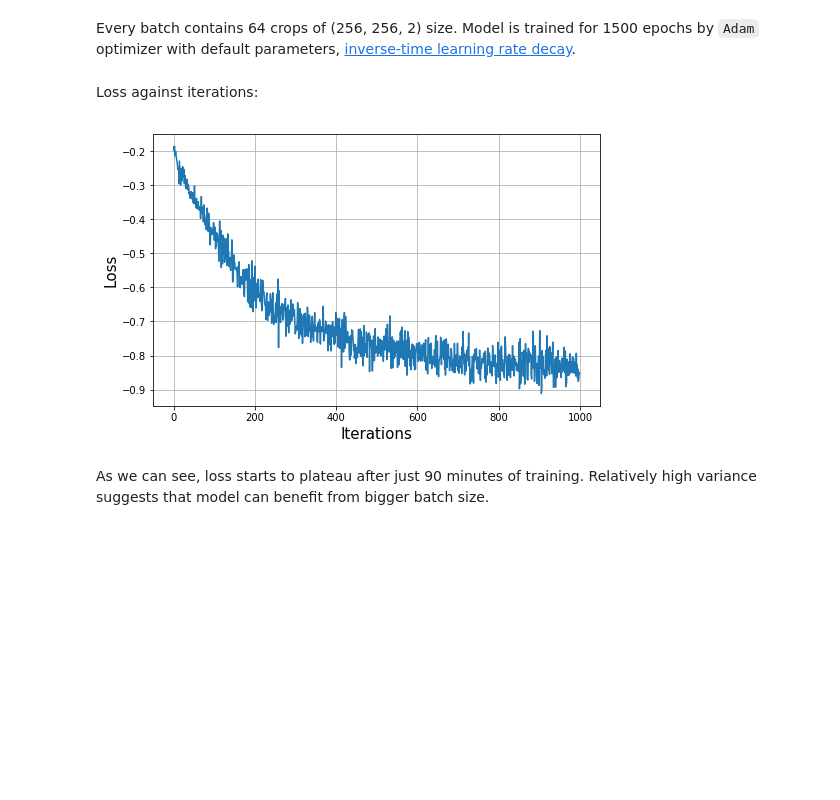
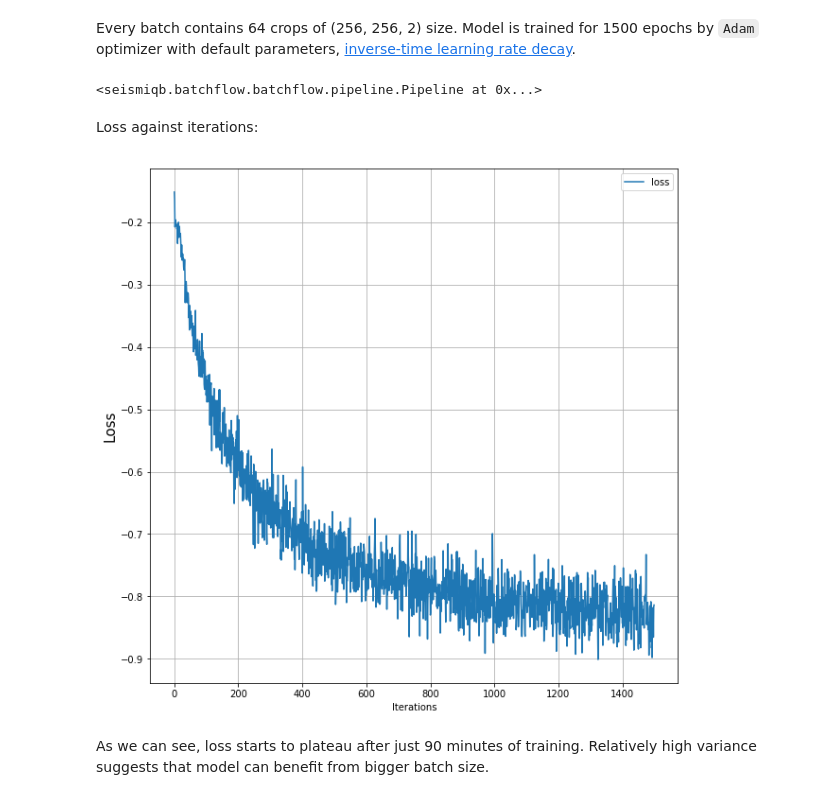
Before and after one commit to sadaqatali2027/seismiqb-1, a Jupyter notebook: models/Horizons_detection.ipynb, the cells around one changed output. Saved outputs shown, nothing was run; the diff lists cells and outputs as text; code cells hidden in the pictures; blank space fills up the shorter version.

```diff
--- a/models/Horizons_detection.ipynb
+++ b/models/Horizons_detection.ipynb
@@ -106,7 +106,7 @@ Every max-pooling in the network is of size and stride 2, effectively halving th
 Technical note: in order to compute `Dice`-coefficient, we need to add axis both to the output of neural network and to initial labels. That is done via `predictions` callable in the first case and `add_axis` action in the second.
 # %%
 # Global constants
-EPOCHS = 1000
+EPOCHS = 1500
 NUM_CROPS = 64
 CROP_SHAPE = (2, 256, 256) # i, x, h
 # %%
@@ -208,12 +208,14 @@ Every batch contains 64 crops of (256, 256, 2) size. Model is trained for 1500 e
 # Training loop. Allows to see progress (value of loss)
 train_pipeline.run(D('size'), n_iters=EPOCHS,
                    bar=True, bar_desc=W(V('current_loss').format('Loss is: {:7.7}')))
+# %% [output]
+<seismiqb.batchflow.batchflow.pipeline.Pipeline at 0x...>
 # %% [markdown]
 Loss against iterations:
 # %%
-plot_loss(train_pipeline.v('loss_history'))
+plot_loss(train_pipeline.v('loss_history'), ['loss'])
 # %% [output]
-[figure, old version]
+[figure, new version]
 # %% [markdown]
 As we can see, loss starts to plateau after just 90 minutes of training. Relatively high variance suggests that model can benefit from bigger batch size.
 # %% [markdown]
```
Also changed, not shown: parts of 11 cells of this notebook.
